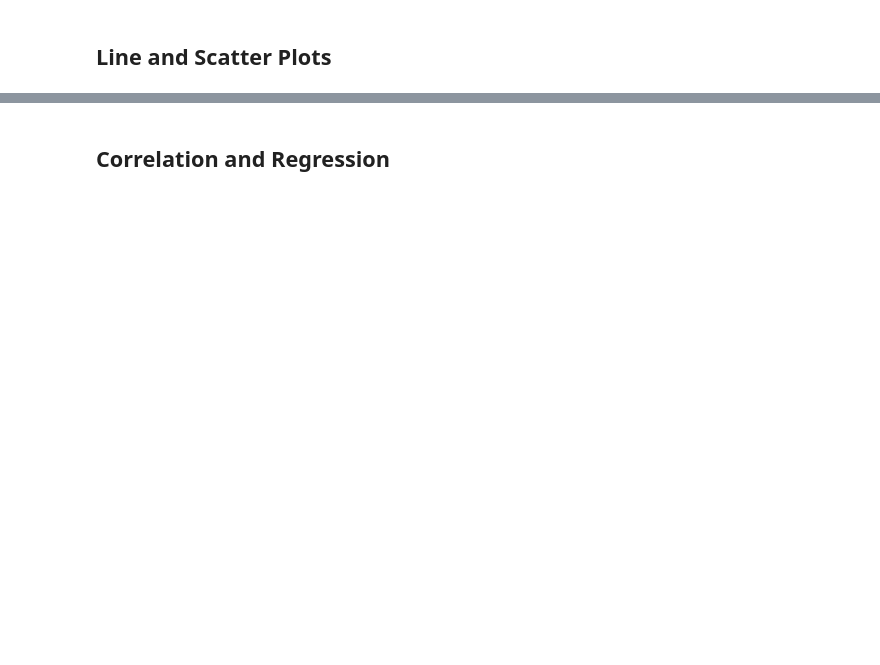
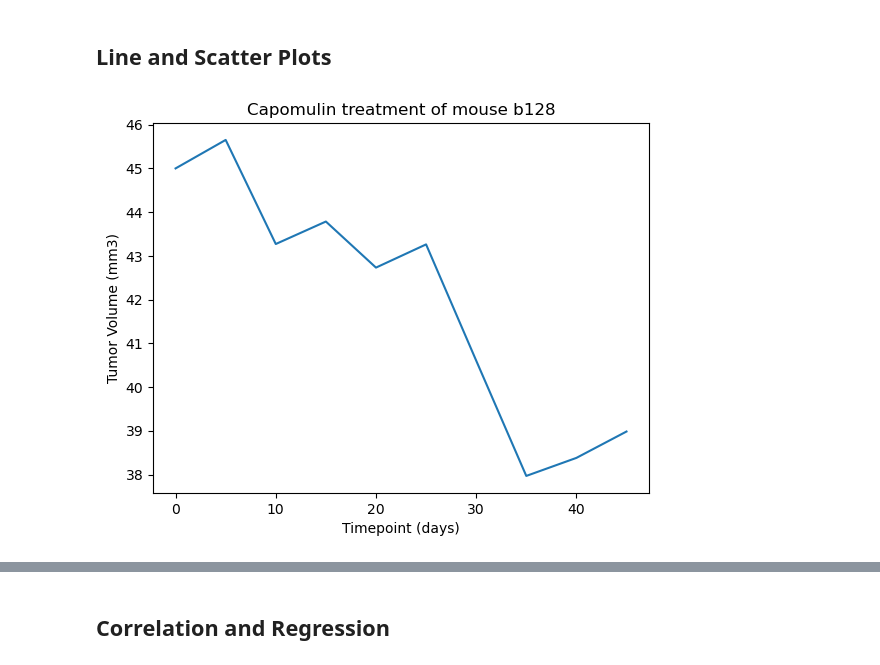
Before and after one commit to hanslegoh/matplotlib-challenge, a Jupyter notebook: Main Script.ipynb, the cells around one changed output, grey strips where cells are left out. Cells and saved outputs as stored; diff of their text form; code cells hidden in the pictures; blank space fills up the shorter version.

```diff
--- a/Main Script.ipynb
+++ b/Main Script.ipynb
@@ -228,4 +238,20 @@ Infubinol's potential outliers: 36.3213458
 # %% [markdown]
 ## Line and Scatter Plots
+# %%
+# WARNING: RUNNING THIS CELL WILL SAMPLE A NEW RANDOM MOUSE ID
+# Randomized mouse ID that I analyzed was `b128`
+import random
+capomulin_single = mouse_study_complete_clean[(mouse_study_complete_clean['Drug Regimen'] == treatments[0])]
+capomulin_single = capomulin_single[capomulin_single['Mouse ID'] == random.sample(list(capomulin_single['Mouse ID']), 1)[0]]
 # %%
 # Generate a line plot of tumor volume vs. time point for a single mouse treated with Capomulin
+capomulin_single.plot(x='Timepoint'
+                      , y='Tumor Volume (mm3)'
+                      , kind='line'
+                      , xlabel='Timepoint (days)'
+                      , ylabel='Tumor Volume (mm3)'
+                      , title=f"{treatments[0]} treatment of mouse {capomulin_single['Mouse ID'][0]}"
+                      , legend=False)
+plt.show()
+# %% [output]
+[figure, added]
```
Also changed, not shown: parts of 10 cells of this notebook.
